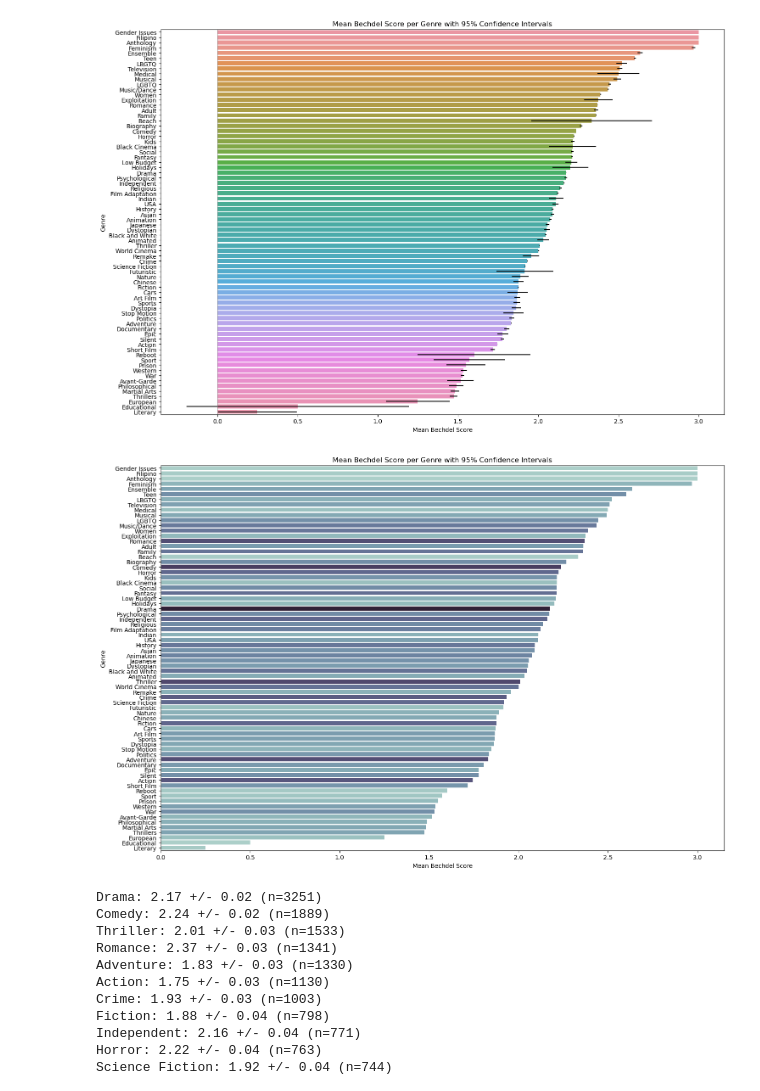
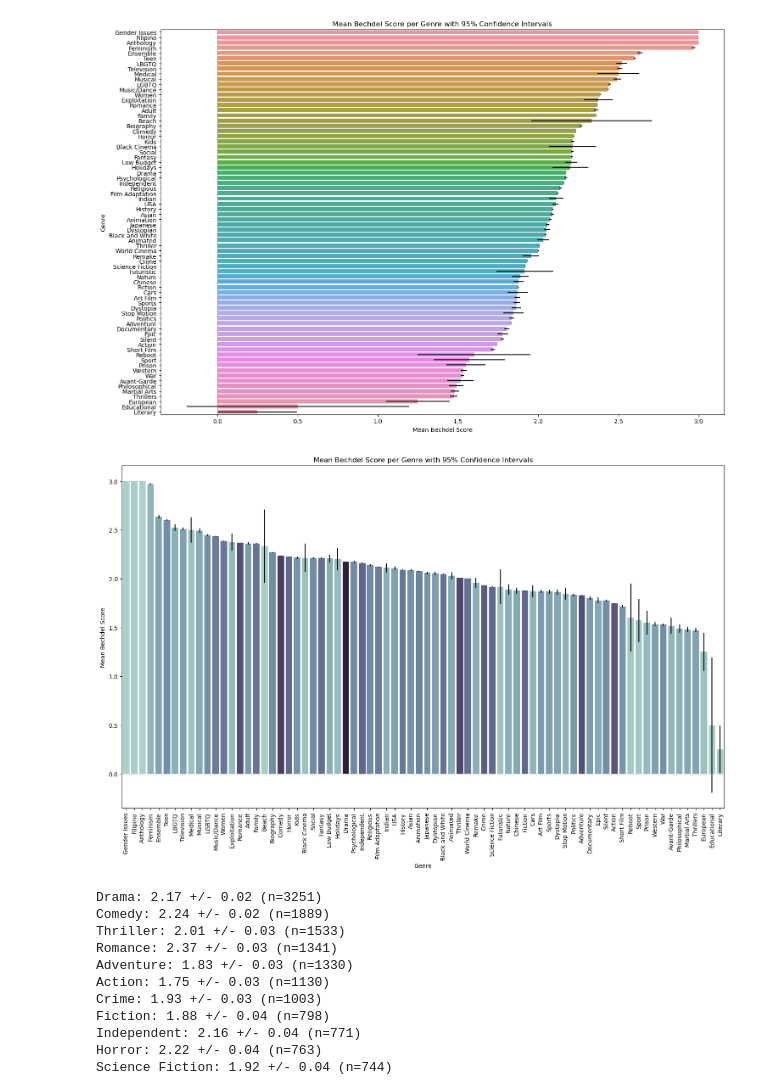
Before and after one commit to aristo6253/CS-401-ADAknow-Milestone2, a Jupyter notebook: add_bechdel.ipynb, the cells around one changed output. Saved outputs shown, nothing was run; the diff lists cells and outputs as text; code cells hidden in the pictures.

```diff
--- a/add_bechdel.ipynb
+++ b/add_bechdel.ipynb
@@ -148,23 +157,28 @@ plt.show()
 # %%
 # Define a palette where the number of samples determines the darkness of the color
 # The more samples for a genre, the darker the shade of gray
 palette = sns.cubehelix_palette(start=.5, rot=-.5, as_cmap=True)
 max_count = genre_mean_se_sorted['count'].max()
 colors = genre_mean_se_sorted['count'].apply(lambda x: (x/max_count)**0.3)  # Exponential scaling for better visual differentiation
 
-# Plotting horizontally
+
+# Plotting vertically with confidence intervals
 plt.figure(figsize=(15,10))
-sns.barplot(x='mean', y='Genres Reduced', data=genre_mean_se_sorted,
-            palette=np.array(palette(colors)))
+sns.barplot(x='Genres Reduced', y='mean', data=genre_mean_se_sorted,
+            palette=np.array(palette(colors)), orient='v',
+            capsize=0.2, # Adding caps to the error bars to represent the CI
+            errcolor='gray', errwidth=2,
+            yerr=(genre_mean_se_sorted['ci95_hi'] - genre_mean_se_sorted['mean']))
 
-plt.xlabel('Mean Bechdel Score')
-plt.ylabel('Genre')
+plt.ylabel('Mean Bechdel Score')
+plt.xlabel('Genre')
 plt.title('Mean Bechdel Score per Genre with 95% Confidence Intervals')
-plt.axvline(x=0, color='grey', lw=0.5)  # Adding a line for reference at mean score of 0
+plt.axhline(y=0, color='grey', lw=0.5)  # Adding a line for reference at mean score of 0
+plt.xticks(rotation=90)  # Rotate the genre labels to prevent overlap
 plt.tight_layout()  # Adjust the plot to ensure complete visibility
 plt.show()
 # %% [output]
-[figure, old version]
+[figure, new version]
 # %%
 genre_mean_se_sorted_ = genre_mean_se.sort_values(by='count', ascending=False)
 
```
Also changed, not shown: parts of 2 cells of this notebook, 3 other files.
